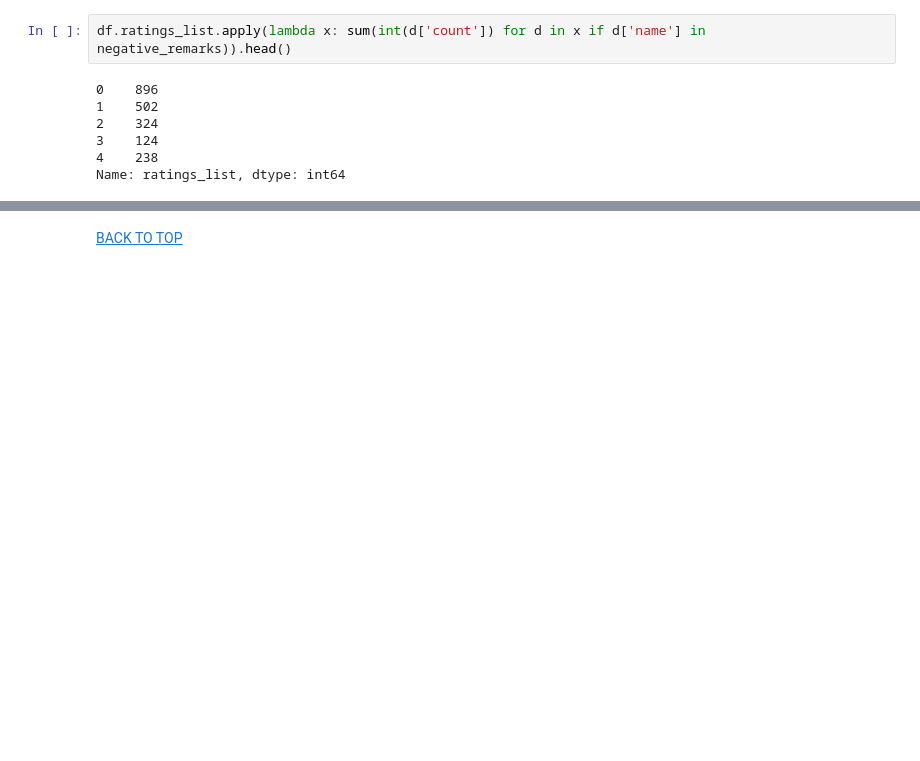
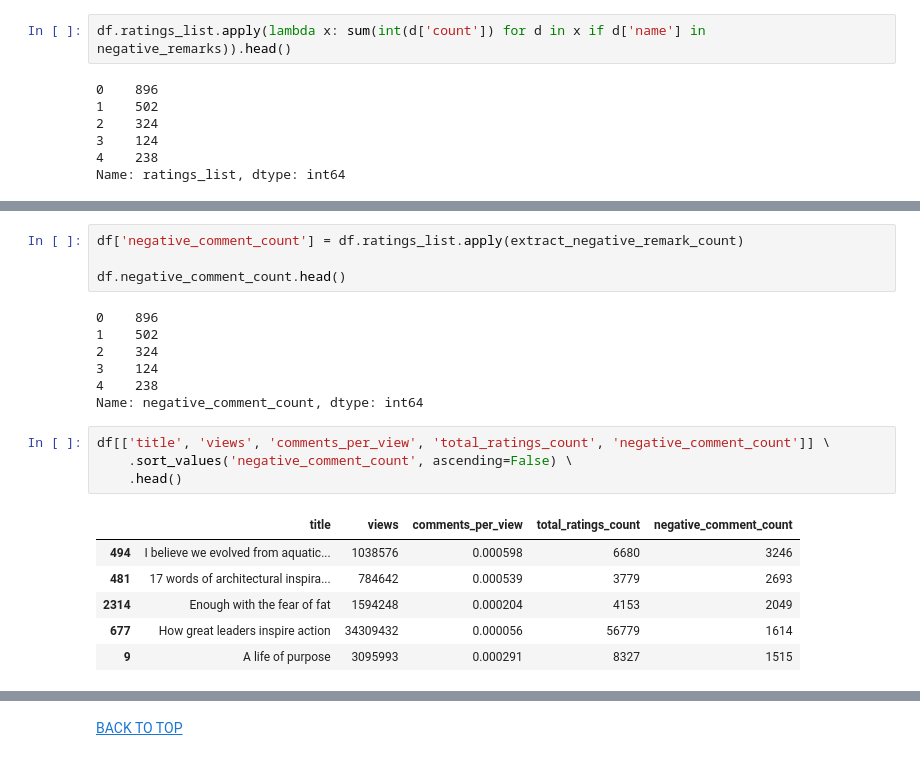
Before and after one commit to benkaan001/pandas_and_beyond, a Jupyter notebook: analyze_data/05_ted_talks.ipynb, the cells around one changed output, grey strips where cells are left out. Drawn from its saved outputs; the diff is of its cells as text; blank space fills up the shorter version.

```diff
--- a/analyze_data/05_ted_talks.ipynb
+++ b/analyze_data/05_ted_talks.ipynb
@@ -821,0 +846,22 @@ dtype: float64
+# %%
+df['negative_comment_count'] = df.ratings_list.apply(extract_negative_remark_count)
+
+df.negative_comment_count.head()
+# %% [output]
+0    896
+1    502
+2    324
+3    124
+4    238
+Name: negative_comment_count, dtype: int64
+# %%
+df[['title', 'views', 'comments_per_view', 'total_ratings_count', 'negative_comment_count']] \
+    .sort_values('negative_comment_count', ascending=False) \
+    .head()
+# %% [output]
+|  | title | views | comments_per_view | total_ratings_count | negative_comment_count |
+| 494 | I believe we evolved from aquatic... | 1038576 | 0.000598 | 6680 | 3246 |
+| 481 | 17 words of architectural inspira... | 784642 | 0.000539 | 3779 | 2693 |
+| 2314 | Enough with the fear of fat | 1594248 | 0.000204 | 4153 | 2049 |
+| 677 | How great leaders inspire action | 34309432 | 0.000056 | 56779 | 1614 |
+| 9 | A life of purpose | 3095993 | 0.000291 | 8327 | 1515 |
```
Also changed, not shown: parts of 22 cells of this notebook.
